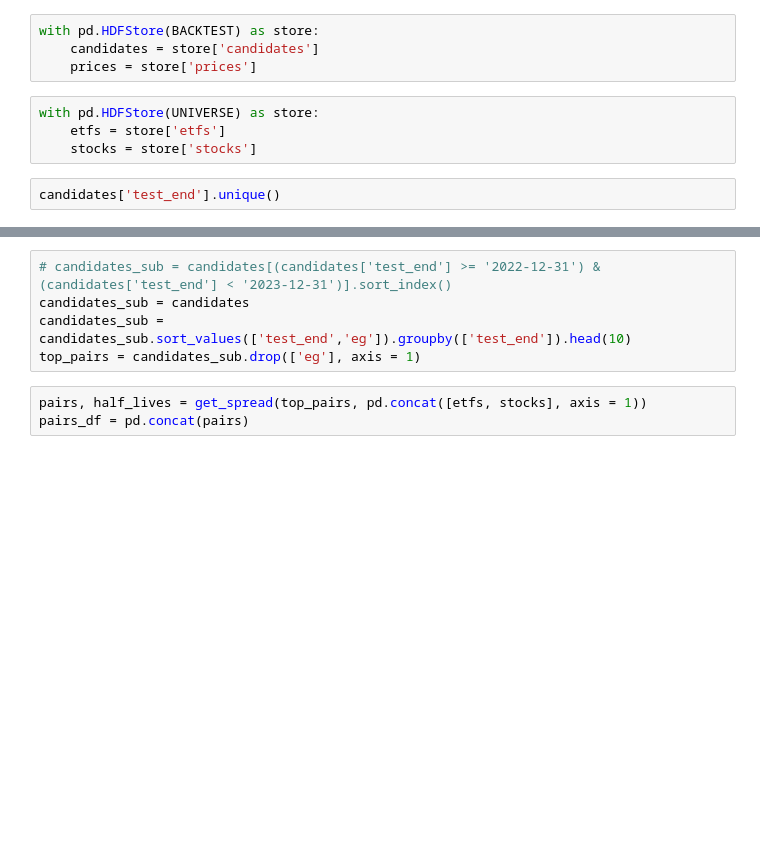
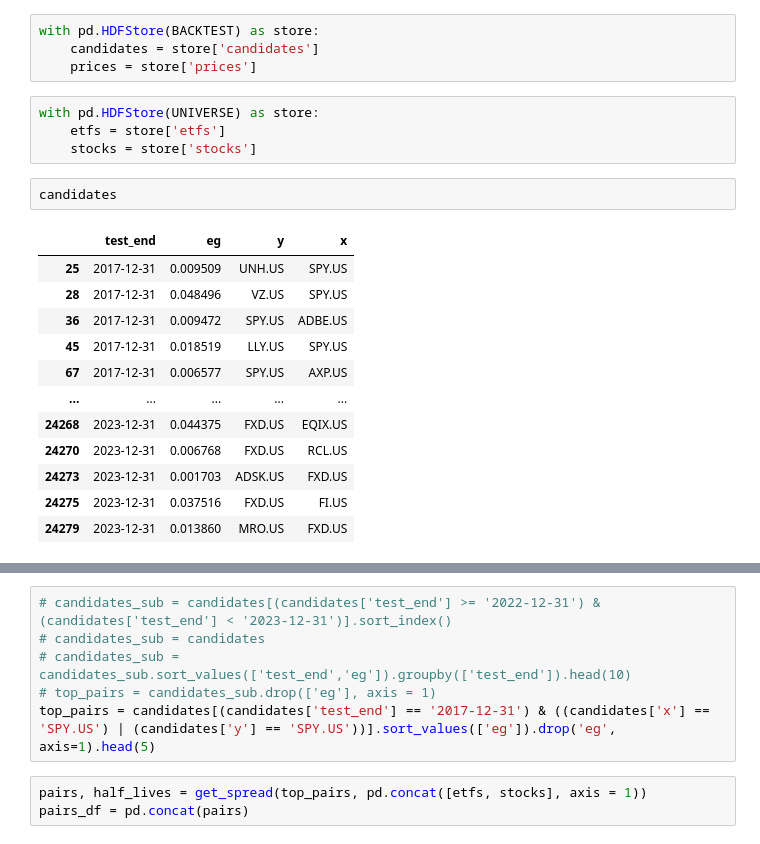
Before and after one commit to shankrith/pairs-trading, a Jupyter notebook: pairs_selection.ipynb, the cells around one changed output, grey strips where cells are left out. Cells and saved outputs as stored; diff of their text form; blank space fills up the shorter version.

```diff
--- a/pairs_selection.ipynb
+++ b/pairs_selection.ipynb
@@ -22,5 +25,17 @@ with pd.HDFStore(UNIVERSE) as store:
     etfs = store['etfs']
     stocks = store['stocks']
 # %%
-candidates['test_end'].unique()
+candidates
 # %% [output]
+|  | test_end | eg | y | x |
+| 25 | 2017-12-31 | 0.009509 | UNH.US | SPY.US |
+| 28 | 2017-12-31 | 0.048496 | VZ.US | SPY.US |
+| 36 | 2017-12-31 | 0.009472 | SPY.US | ADBE.US |
+| 45 | 2017-12-31 | 0.018519 | LLY.US | SPY.US |
+| 67 | 2017-12-31 | 0.006577 | SPY.US | AXP.US |
+| ... | ... | ... | ... | ... |
+| 24268 | 2023-12-31 | 0.044375 | FXD.US | EQIX.US |
+| 24270 | 2023-12-31 | 0.006768 | FXD.US | RCL.US |
+| 24273 | 2023-12-31 | 0.001703 | ADSK.US | FXD.US |
+| 24275 | 2023-12-31 | 0.037516 | FXD.US | FI.US |
+| 24279 | 2023-12-31 | 0.013860 | MRO.US | FXD.US |
@@ -38,8 +43,9 @@ Length: 25, dtype: datetime64[ns]
 # %%
 # candidates_sub = candidates[(candidates['test_end'] >= '2022-12-31') & (candidates['test_end'] < '2023-12-31')].sort_index()
-candidates_sub = candidates
-candidates_sub = candidates_sub.sort_values(['test_end','eg']).groupby(['test_end']).head(10)
-top_pairs = candidates_sub.drop(['eg'], axis = 1)
+# candidates_sub = candidates
+# candidates_sub = candidates_sub.sort_values(['test_end','eg']).groupby(['test_end']).head(10)
+# top_pairs = candidates_sub.drop(['eg'], axis = 1)
+top_pairs = candidates[(candidates['test_end'] == '2017-12-31') & ((candidates['x'] == 'SPY.US') | (candidates['y'] == 'SPY.US'))].sort_values(['eg']).drop('eg', axis=1).head(5)
 # %%
 pairs, half_lives = get_spread(top_pairs, pd.concat([etfs, stocks], axis = 1))
 pairs_df = pd.concat(pairs)
```
Also changed, not shown: parts of 6 cells of this notebook, 3 other files.
